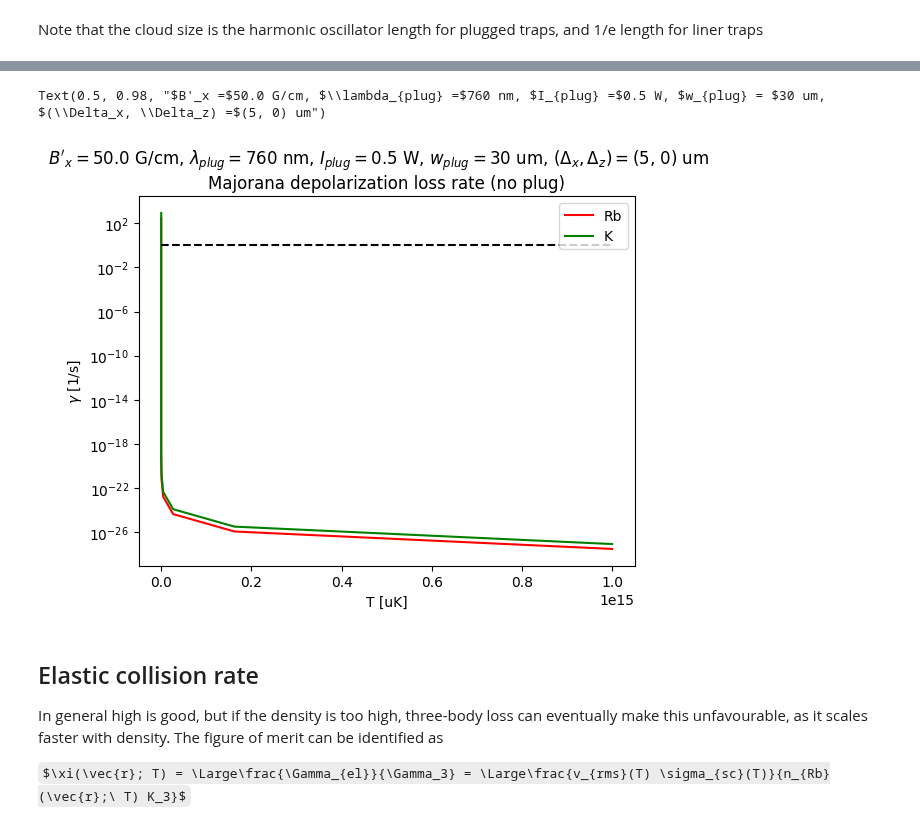
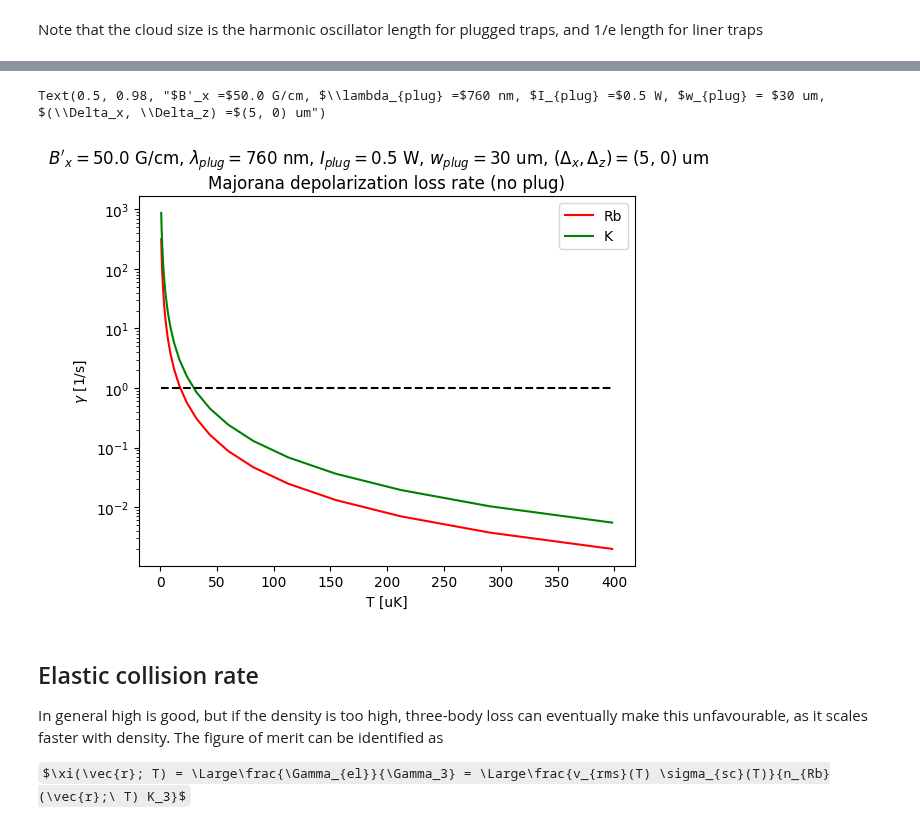
Before and after one commit to Shao-Wen-Chang/E9_constant, a Jupyter notebook: projects/general_cooling_trapping/plug_beam_calculations.ipynb, the cells around one changed output, grey strips where cells are left out. Drawn from its saved outputs; the diff is of its cells as text; code cells hidden in the pictures; some formulas as TeX source.

```diff
--- a/projects/general_cooling_trapping/plug_beam_calculations.ipynb
+++ b/projects/general_cooling_trapping/plug_beam_calculations.ipynb
@@ -283,8 +283,10 @@ Trap parameters are the ones used in the calculations above
 dim_N_Rb = 100
 dim_N_K = 50
 dim_T = 20
-T_range = np.logspace(0, 15, dim_T) * 1e-6     # Temperature of the gas, assuming thermal equilibrium
-T_uK_range = T_range * 1e6                      # Temperature in uK (for plotting)
+T_high_range = np.logspace(0, 2.6, dim_T) * 1e-6     # Temperature of the gas, assuming thermal equilibrium
+T_high_uK_range = T_high_range * 1e6                      # Temperature in uK (for plotting)
+T_low_range = np.logspace(0, 1.3, dim_T) * 1e-6     # Temperature of the gas, assuming thermal equilibrium
+T_low_uK_range = T_low_range * 1e6                      # Temperature in uK (for plotting)
 T_selected_index = np.arange(0, dim_T, 5)       # Index of the temperatures looked at for selected plots
 # %% [markdown]
 ## Cloud sizes and densities
@@ -350,10 +363,10 @@ This is only calculated for unplugged trap; for plugged trap, check that the los
 # %%
 r_safety_factor = 10    # an arbitrary factor multiplied to the loss radii, since they are just order of magnitude approximations
 B_grad_gm = 2**(1/3) * B_grad_xy
-gamma_majorana_Rb = E9ct.majorana_loss_rate(Rb_atom, B_grad_gm, T_range)
-r_majorana_Rb = E9ct.majorana_loss_radius(Rb_atom, B_grad_gm, T_range) * r_safety_factor
-gamma_majorana_K = E9ct.majorana_loss_rate(K_atom, B_grad_gm, T_range)
-r_majorana_K = E9ct.majorana_loss_radius(K_atom, B_grad_gm, T_range) * r_safety_factor
+gamma_majorana_Rb = E9ct.majorana_loss_rate(Rb_atom, B_grad_gm, T_high_range)
+r_majorana_Rb = E9ct.majorana_loss_radius(Rb_atom, B_grad_gm, T_high_range) * r_safety_factor
+gamma_majorana_K = E9ct.majorana_loss_rate(K_atom, B_grad_gm, T_high_range)
+r_majorana_K = E9ct.majorana_loss_radius(K_atom, B_grad_gm, T_high_range) * r_safety_factor
 # %% [markdown]
 Say unplugged trap becomes very lossy when the loss radius is the same as the cloud size (K always gives a larger value). This value is not dependent on the plug beam and can be used to guess the lowest waist needed.
 
@@ -412,16 +425,16 @@ Text(0.5, 0.98, "$B'_x =$50.0 G/cm, $\\lambda_{plug} =$760 nm, $I_{plug} =$0.5 W
 # %%
 fig_maj_loss, ax_maj_loss = plt.subplots(1, 1)
-ax_maj_loss.semilogy(T_uK_range, gamma_majorana_Rb, color = Rb_plot_color, label = "Rb")
-ax_maj_loss.semilogy(T_uK_range, gamma_majorana_K, color = K_plot_color, label = "K")
-ax_maj_loss.hlines(1, T_uK_range[0], T_uK_range[-1], ls = "--", color = "black")
+ax_maj_loss.semilogy(T_high_uK_range, gamma_majorana_Rb, color = Rb_plot_color, label = "Rb")
+ax_maj_loss.semilogy(T_high_uK_range, gamma_majorana_K, color = K_plot_color, label = "K")
+ax_maj_loss.hlines(1, T_high_uK_range[0], T_high_uK_range[-1], ls = "--", color = "black")
 ax_maj_loss.legend()
 ax_maj_loss.set_title("Majorana depolarization loss rate (no plug)")
 ax_maj_loss.set_xlabel("T [uK]")
 ax_maj_loss.set_ylabel(r"$\gamma$ [1/s]")
 fig_maj_loss.suptitle(fig_title_trap_params)
 # %% [output]
 Text(0.5, 0.98, "$B'_x =$50.0 G/cm, $\\lambda_{plug} =$760 nm, $I_{plug} =$0.5 W, $w_{plug} = $30 um, $(\\Delta_x, \\Delta_z) =$(5, 0) um")
-[figure, old version]
+[figure, new version]
 # %% [markdown]
 ## Elastic collision rate
 
```
Also changed, not shown: parts of 8 cells of this notebook, 3 other files.
